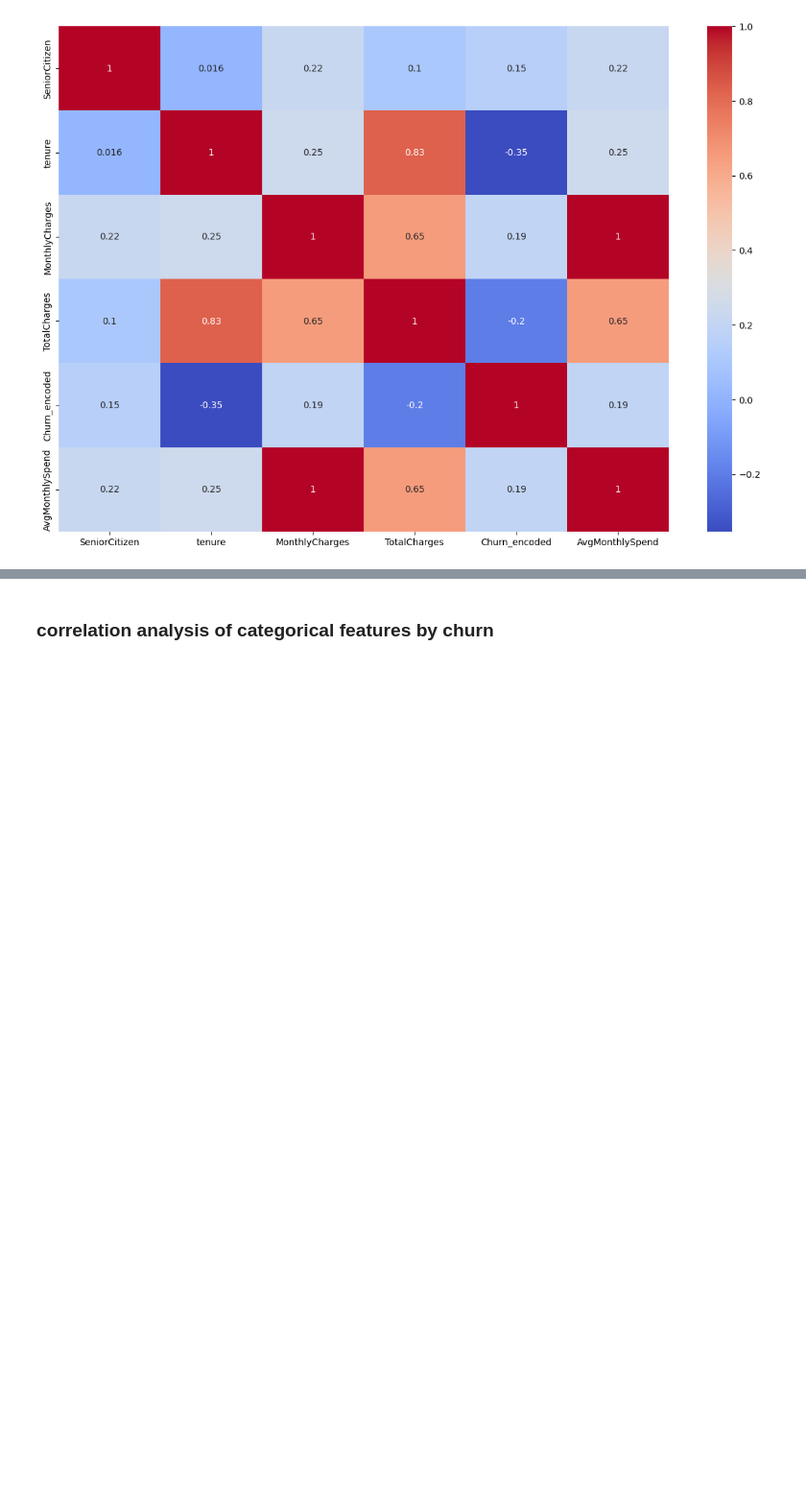
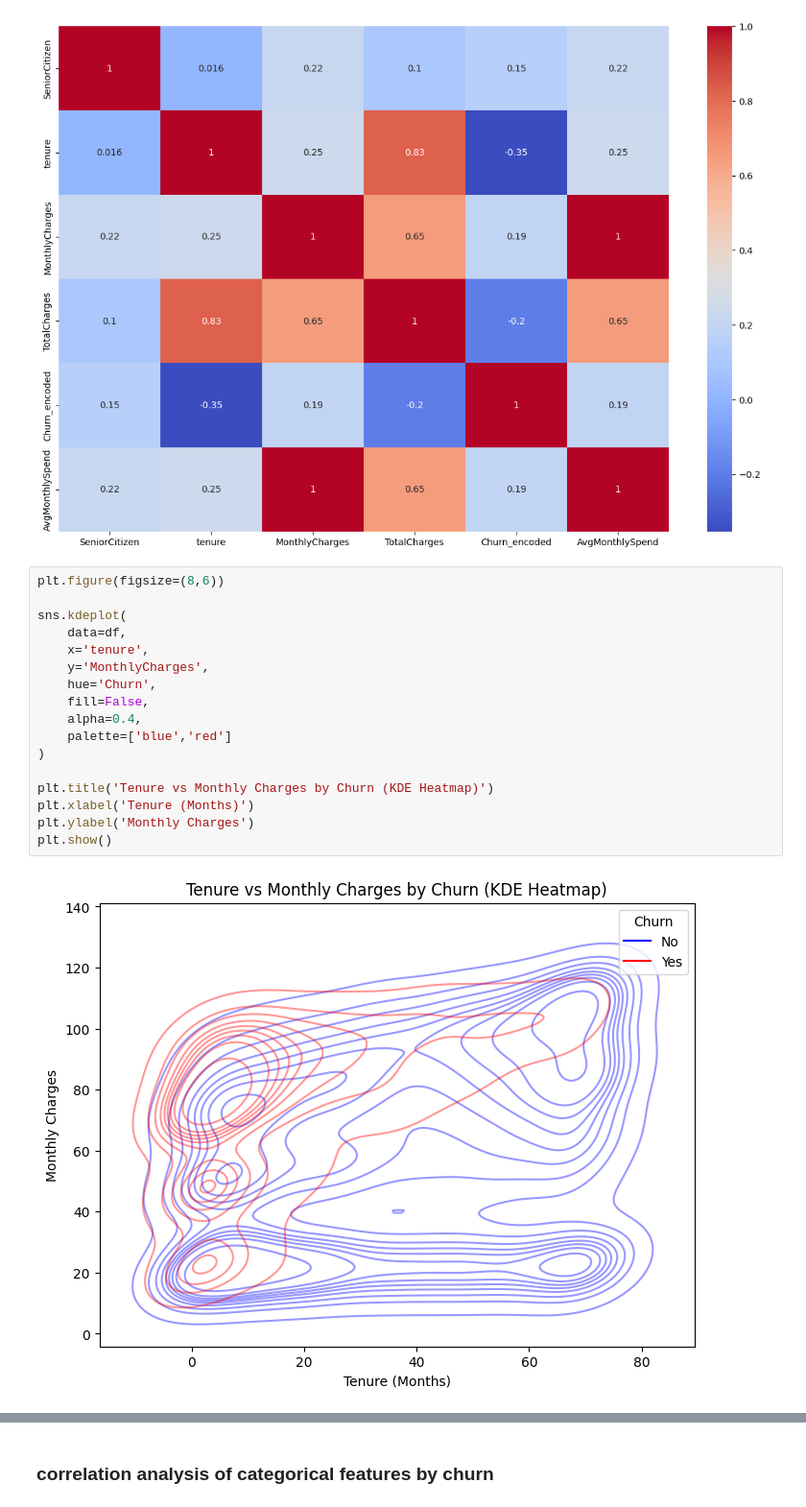
Before and after one commit to cuboidalstudios/MLAssignment2025, a Jupyter notebook: MLTask1.ipynb, the cells around one changed output, grey strips where cells are left out. Shown at 96% size. Saved outputs shown, nothing was run; the diff lists cells and outputs as text; blank space fills up the shorter version.

```diff
--- a/MLTask1.ipynb
+++ b/MLTask1.ipynb
@@ -168,3 +205,22 @@ sns.heatmap(df_corr, annot=True, cmap='coolwarm')
 # %% [output]
 <Axes: >
 [figure]
+# %%
+plt.figure(figsize=(8,6))
+
+sns.kdeplot(
+    data=df,
+    x='tenure',
+    y='MonthlyCharges',
+    hue='Churn',
+    fill=False,
+    alpha=0.4,
+    palette=['blue','red']
+)
+
+plt.title('Tenure vs Monthly Charges by Churn (KDE Heatmap)')
+plt.xlabel('Tenure (Months)')
+plt.ylabel('Monthly Charges')
+plt.show()
+# %% [output]
+[figure, added]
```
Also changed, not shown: parts of 19 cells of this notebook.
